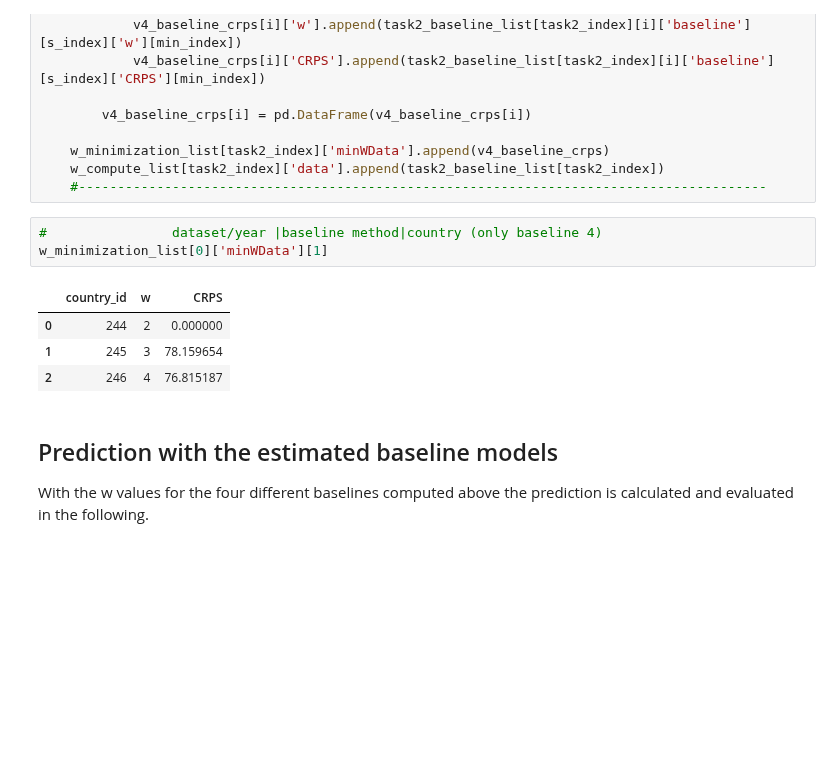
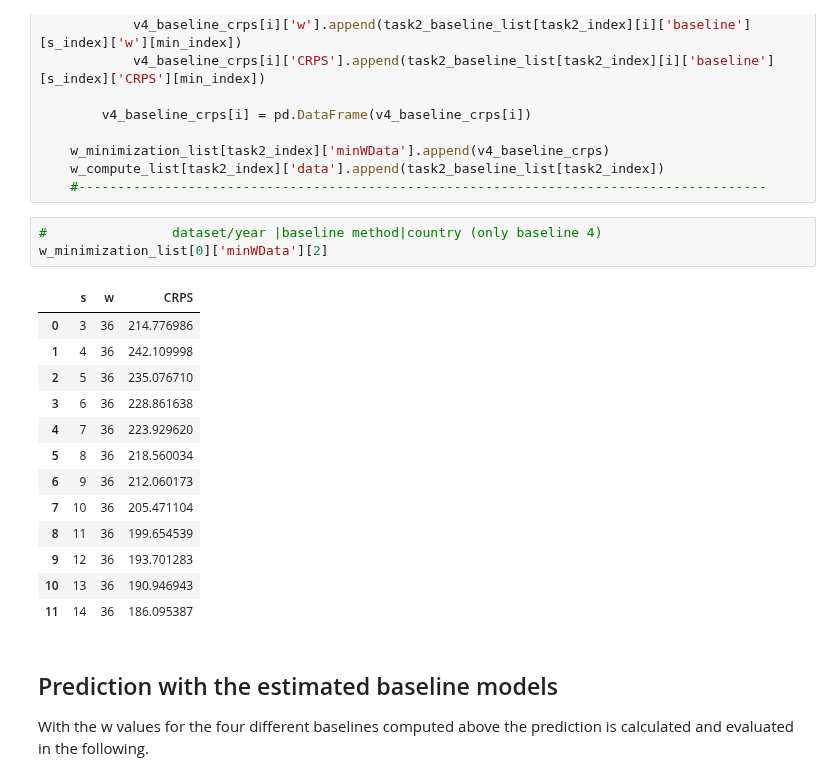
Before and after one commit to toboden/ConflictPredProbabilistic, a Jupyter notebook: baseline/baselineTask2.ipynb, the cells around one changed output. Cells and saved outputs as stored; diff of their text form; blank space fills up the shorter version.

```diff
--- a/baseline/baselineTask2.ipynb
+++ b/baseline/baselineTask2.ipynb
@@ -664,12 +662,21 @@ for task2_index in range(len(task2_baseline_list)):
     #----------------------------------------------------------------------------------------
 # %%
 #                dataset/year |baseline method|country (only baseline 4)
-w_minimization_list[0]['minWData'][1]
+w_minimization_list[0]['minWData'][2]
 # %% [output]
-|  | country_id | w | CRPS |
-| 0 | 244 | 2 | 0.000000 |
-| 1 | 245 | 3 | 78.159654 |
-| 2 | 246 | 4 | 76.815187 |
+|  | s | w | CRPS |
+| 0 | 3 | 36 | 214.776986 |
+| 1 | 4 | 36 | 242.109998 |
+| 2 | 5 | 36 | 235.076710 |
+| 3 | 6 | 36 | 228.861638 |
+| 4 | 7 | 36 | 223.929620 |
+| 5 | 8 | 36 | 218.560034 |
+| 6 | 9 | 36 | 212.060173 |
+| 7 | 10 | 36 | 205.471104 |
+| 8 | 11 | 36 | 199.654539 |
+| 9 | 12 | 36 | 193.701283 |
+| 10 | 13 | 36 | 190.946943 |
+| 11 | 14 | 36 | 186.095387 |
 # %% [markdown]
 ## Prediction with the estimated baseline models
 With the w values for the four different baselines computed above the prediction is calculated and evaluated in the following.
```
Also changed, not shown: parts of 5 cells of this notebook, 1 other file.
